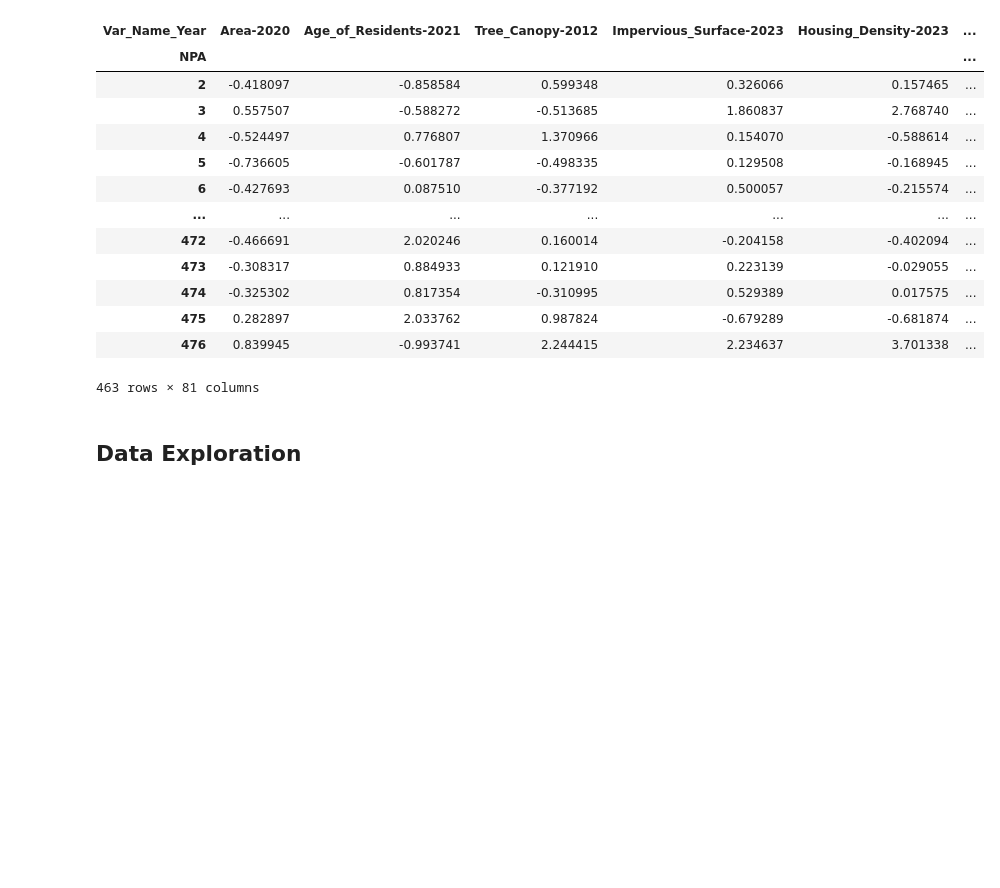
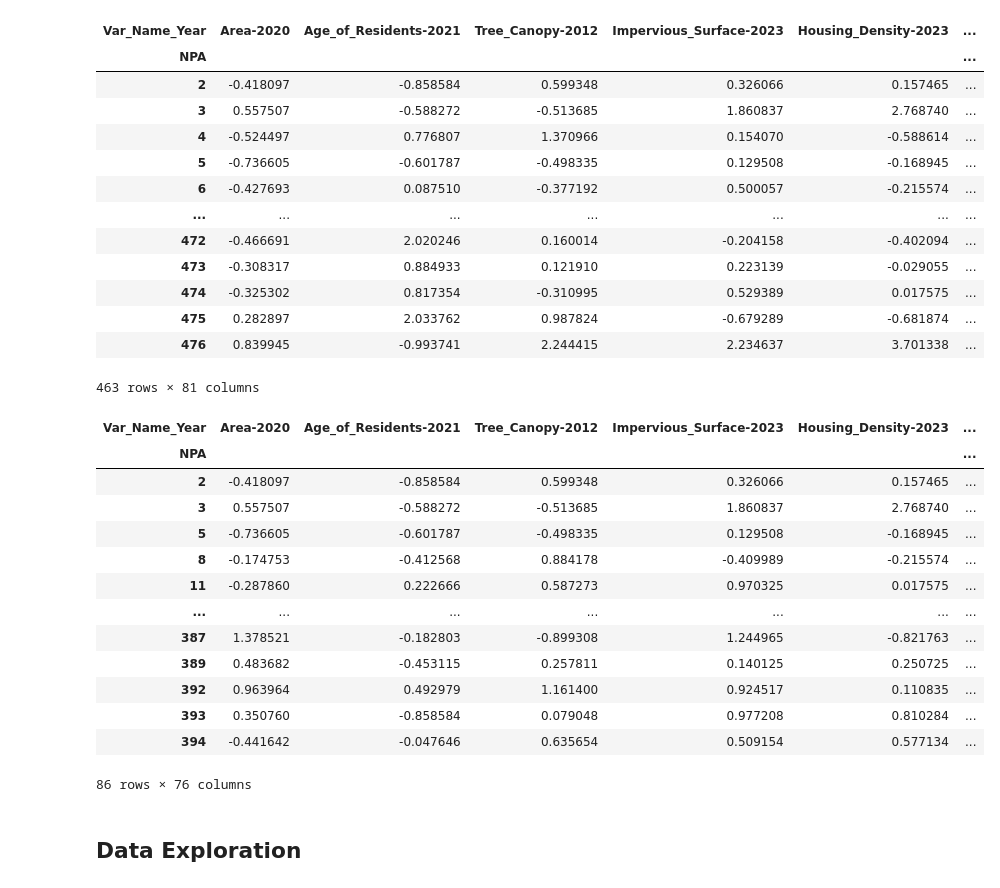
Before and after one commit to jameshlms/dtsc-2302-final-project, a Jupyter notebook: final-regression.ipynb, the cells around one changed output. Saved outputs shown, nothing was run; the diff lists cells and outputs as text; code cells hidden in the pictures; blank space fills up the shorter version.

```diff
--- a/final-regression.ipynb
+++ b/final-regression.ipynb
@@ -88,7 +52,7 @@ def get_npa_records(
 unique_npa = clt_housing_df["NPA"].unique()
 unique_npa.sort()
 # %%
-df = pd.DataFrame.from_records(
+df = DataFrame.from_records(
     get_npa_records(clt_housing_df, unique_npa), index=unique_npa
 )
 
@@ -178,2 +157,20 @@ df
+# %%
+df.dropna(inplace=True)
+df
+# %% [output]
+| Var_Name_Year | Area-2020 | Age_of_Residents-2021 | Tree_Canopy-2012 | Impervious_Surface-2023 | Housing_Density-2023 | ... |
+| NPA |  |  |  |  |  | ... |
+| 2 | -0.418097 | -0.858584 | 0.599348 | 0.326066 | 0.157465 | ... |
+| 3 | 0.557507 | -0.588272 | -0.513685 | 1.860837 | 2.768740 | ... |
+| 5 | -0.736605 | -0.601787 | -0.498335 | 0.129508 | -0.168945 | ... |
+| 8 | -0.174753 | -0.412568 | 0.884178 | -0.409989 | -0.215574 | ... |
+| 11 | -0.287860 | 0.222666 | 0.587273 | 0.970325 | 0.017575 | ... |
+| ... | ... | ... | ... | ... | ... | ... |
+| 387 | 1.378521 | -0.182803 | -0.899308 | 1.244965 | -0.821763 | ... |
+| 389 | 0.483682 | -0.453115 | 0.257811 | 0.140125 | 0.250725 | ... |
+| 392 | 0.963964 | 0.492979 | 1.161400 | 0.924517 | 0.110835 | ... |
+| 393 | 0.350760 | -0.858584 | 0.079048 | 0.977208 | 0.810284 | ... |
+| 394 | -0.441642 | -0.047646 | 0.635654 | 0.509154 | 0.577134 | ... |
+86 rows × 76 columns
 # %% [markdown]
 ## Data Exploration
```
Also changed, not shown: parts of 13 cells of this notebook, 2 other files.
